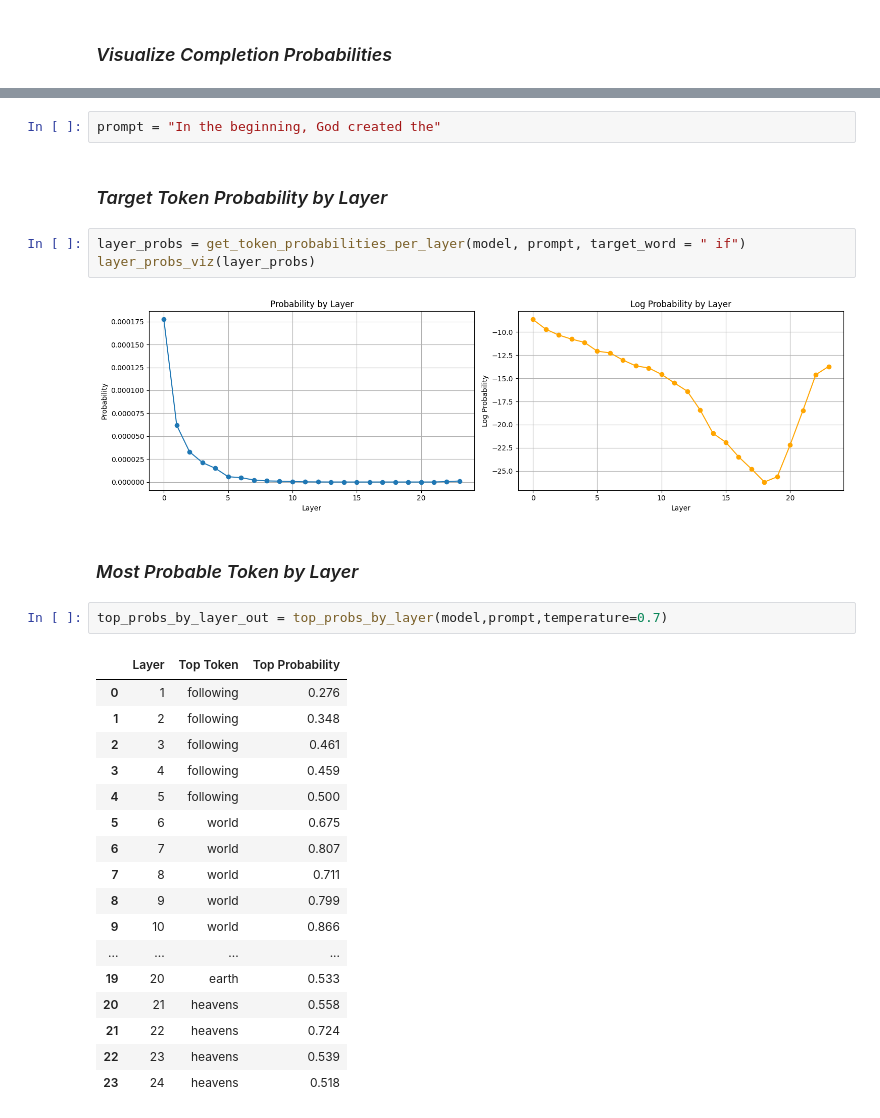
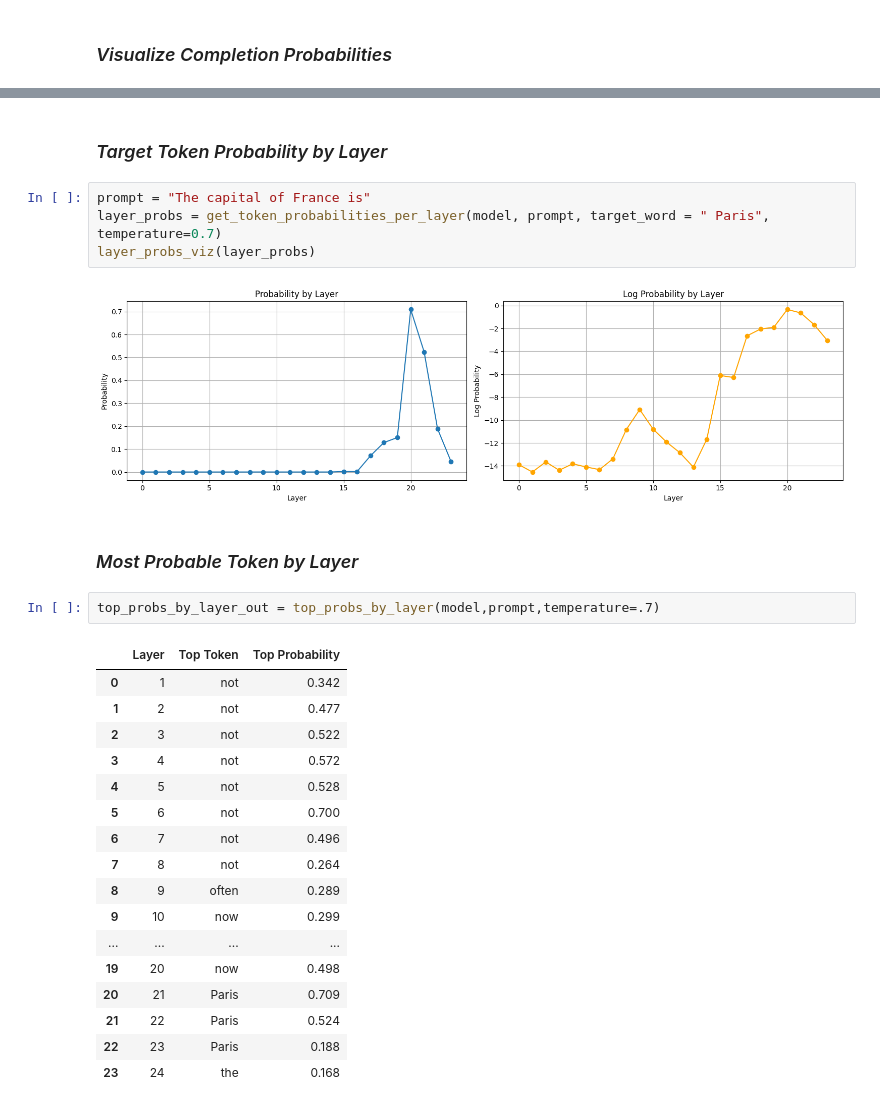
Before and after one commit to akozlo/InterpTools, a Jupyter notebook: token-probability-notebook.ipynb, the cells around one changed output, grey strips where cells are left out. Drawn from its saved outputs; the diff is of its cells as text.

```diff
--- a/token-probability-notebook.ipynb
+++ b/token-probability-notebook.ipynb
@@ -104,31 +104,30 @@ the
-# %%
-prompt = "In the beginning, God created the"
 # %% [markdown]
 ### *Target Token Probability by Layer*
 # %%
-layer_probs = get_token_probabilities_per_layer(model, prompt, target_word = " if")
+prompt = "The capital of France is"
+layer_probs = get_token_probabilities_per_layer(model, prompt, target_word = " Paris", temperature=0.7)
 layer_probs_viz(layer_probs)
 # %% [output]
-[figure, old version]
+[figure, new version]
 # %% [markdown]
 ### *Most Probable Token by Layer*
 # %%
-top_probs_by_layer_out = top_probs_by_layer(model,prompt,temperature=0.7)
+top_probs_by_layer_out = top_probs_by_layer(model,prompt,temperature=.7)
 # %% [output]
 |  | Layer | Top Token | Top Probability |
-| 0 | 1 | following | 0.276 |
-| 1 | 2 | following | 0.348 |
-| 2 | 3 | following | 0.461 |
-| 3 | 4 | following | 0.459 |
-| 4 | 5 | following | 0.500 |
-| 5 | 6 | world | 0.675 |
-| 6 | 7 | world | 0.807 |
-| 7 | 8 | world | 0.711 |
-| 8 | 9 | world | 0.799 |
-| 9 | 10 | world | 0.866 |
+| 0 | 1 | not | 0.342 |
+| 1 | 2 | not | 0.477 |
+| 2 | 3 | not | 0.522 |
+| 3 | 4 | not | 0.572 |
+| 4 | 5 | not | 0.528 |
+| 5 | 6 | not | 0.700 |
+| 6 | 7 | not | 0.496 |
+| 7 | 8 | not | 0.264 |
+| 8 | 9 | often | 0.289 |
+| 9 | 10 | now | 0.299 |
 | ... | ... | ... | ... |
-| 19 | 20 | earth | 0.533 |
-| 20 | 21 | heavens | 0.558 |
-| 21 | 22 | heavens | 0.724 |
-| 22 | 23 | heavens | 0.539 |
-| 23 | 24 | heavens | 0.518 |
+| 19 | 20 | now | 0.498 |
+| 20 | 21 | Paris | 0.709 |
+| 21 | 22 | Paris | 0.524 |
+| 22 | 23 | Paris | 0.188 |
+| 23 | 24 | the | 0.168 |
```
Also changed, not shown: parts of 3 cells of this notebook, 6 other files.
